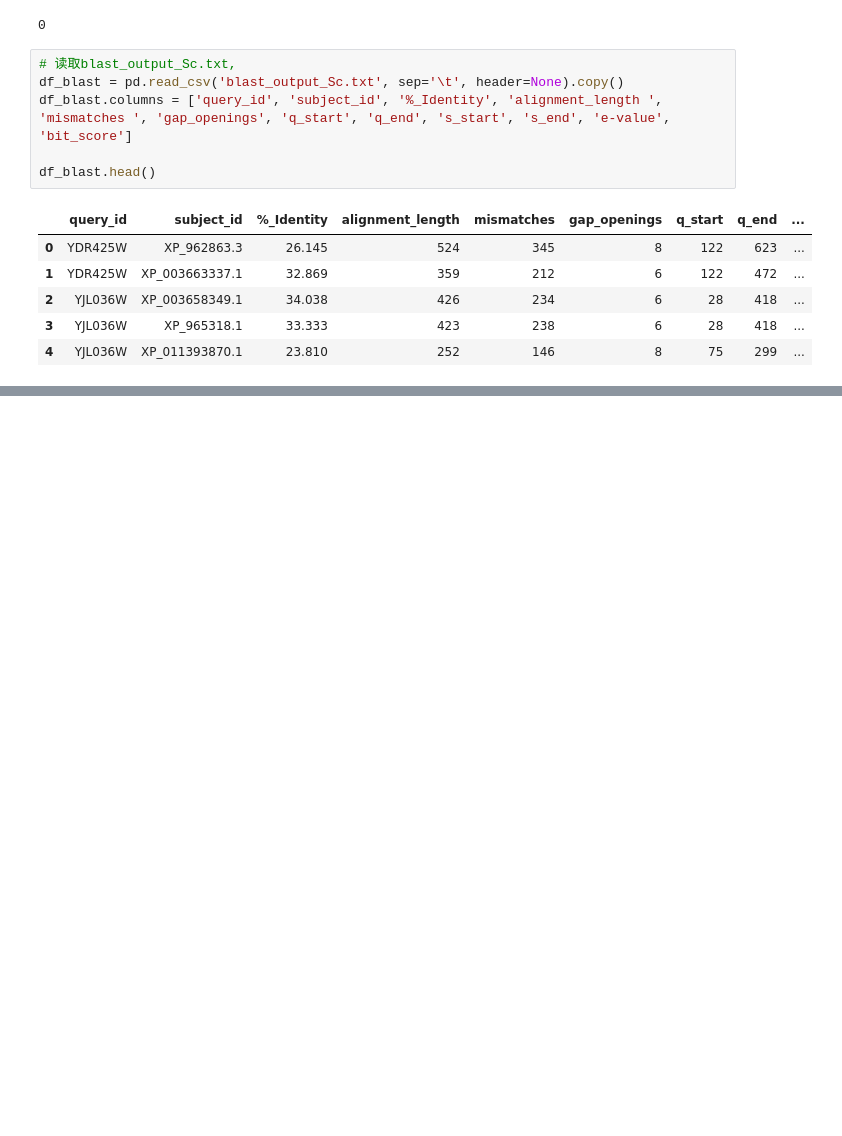
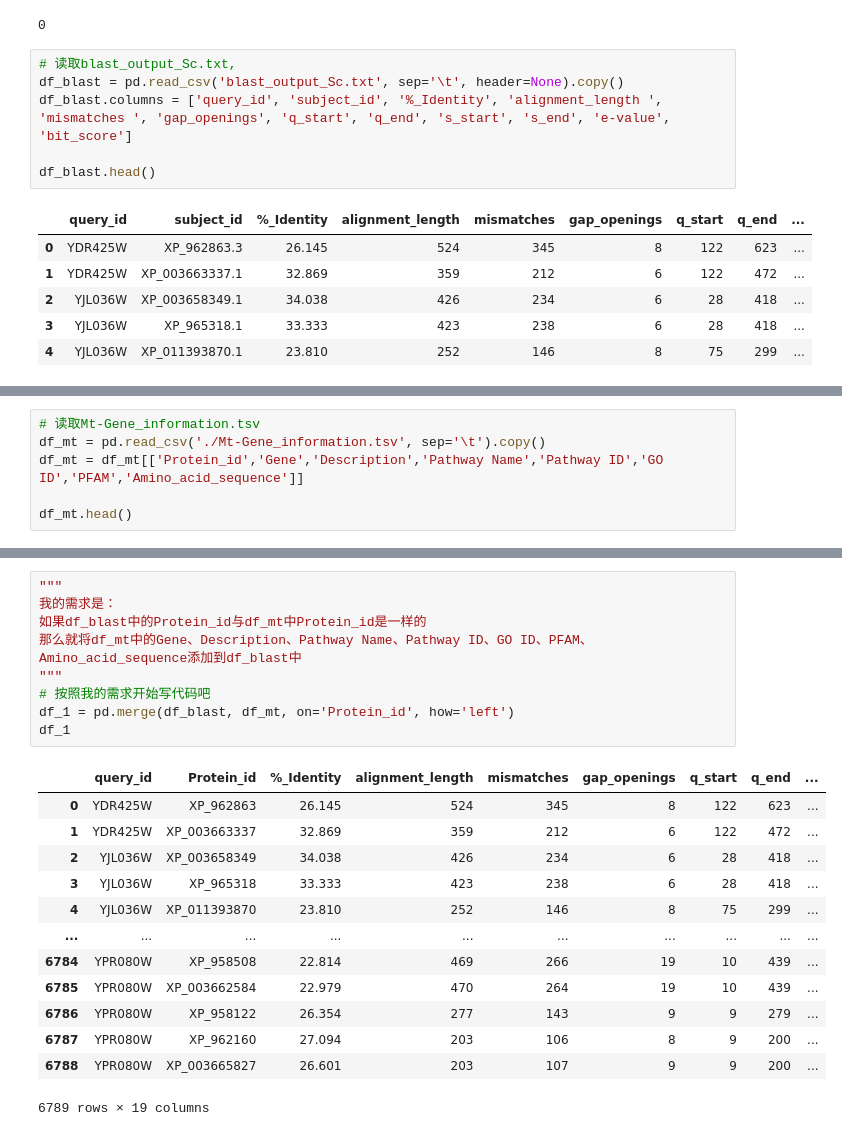
Before and after one commit to dongchen1998/code, a Jupyter notebook: lab/YM/blast-ym.ipynb, the cells around one changed output, grey strips where cells are left out. Drawn from its saved outputs; the diff is of its cells as text; blank space fills up the shorter version.

```diff
--- a/lab/YM/blast-ym.ipynb
+++ b/lab/YM/blast-ym.ipynb
@@ -63,0 +69,6 @@ df_blast.head()
+# %%
+# 读取Mt-Gene_information.tsv
+df_mt = pd.read_csv('./Mt-Gene_information.tsv', sep='\t').copy()
+df_mt = df_mt[['Protein_id','Gene','Description','Pathway Name','Pathway ID','GO ID','PFAM','Amino_acid_sequence']]
+
+df_mt.head()
@@ -63,0 +94,23 @@ df_blast.head()
+# %%
+"""
+我的需求是：
+如果df_blast中的Protein_id与df_mt中Protein_id是一样的
+那么就将df_mt中的Gene、Description、Pathway Name、Pathway ID、GO ID、PFAM、Amino_acid_sequence添加到df_blast中
+"""
+# 按照我的需求开始写代码吧
+df_1 = pd.merge(df_blast, df_mt, on='Protein_id', how='left')
+df_1
+# %% [output]
+|  | query_id | Protein_id | %_Identity | alignment_length | mismatches | gap_openings | q_start | q_end | ... |
+| 0 | YDR425W | XP_962863 | 26.145 | 524 | 345 | 8 | 122 | 623 | ... |
+| 1 | YDR425W | XP_003663337 | 32.869 | 359 | 212 | 6 | 122 | 472 | ... |
+| 2 | YJL036W | XP_003658349 | 34.038 | 426 | 234 | 6 | 28 | 418 | ... |
+| 3 | YJL036W | XP_965318 | 33.333 | 423 | 238 | 6 | 28 | 418 | ... |
+| 4 | YJL036W | XP_011393870 | 23.810 | 252 | 146 | 8 | 75 | 299 | ... |
+| ... | ... | ... | ... | ... | ... | ... | ... | ... | ... |
+| 6784 | YPR080W | XP_958508 | 22.814 | 469 | 266 | 19 | 10 | 439 | ... |
+| 6785 | YPR080W | XP_003662584 | 22.979 | 470 | 264 | 19 | 10 | 439 | ... |
+| 6786 | YPR080W | XP_958122 | 26.354 | 277 | 143 | 9 | 9 | 279 | ... |
+| 6787 | YPR080W | XP_962160 | 27.094 | 203 | 106 | 8 | 9 | 200 | ... |
+| 6788 | YPR080W | XP_003665827 | 26.601 | 203 | 107 | 9 | 9 | 200 | ... |
+6789 rows × 19 columns
```
Also changed, not shown: parts of 6 cells of this notebook.
